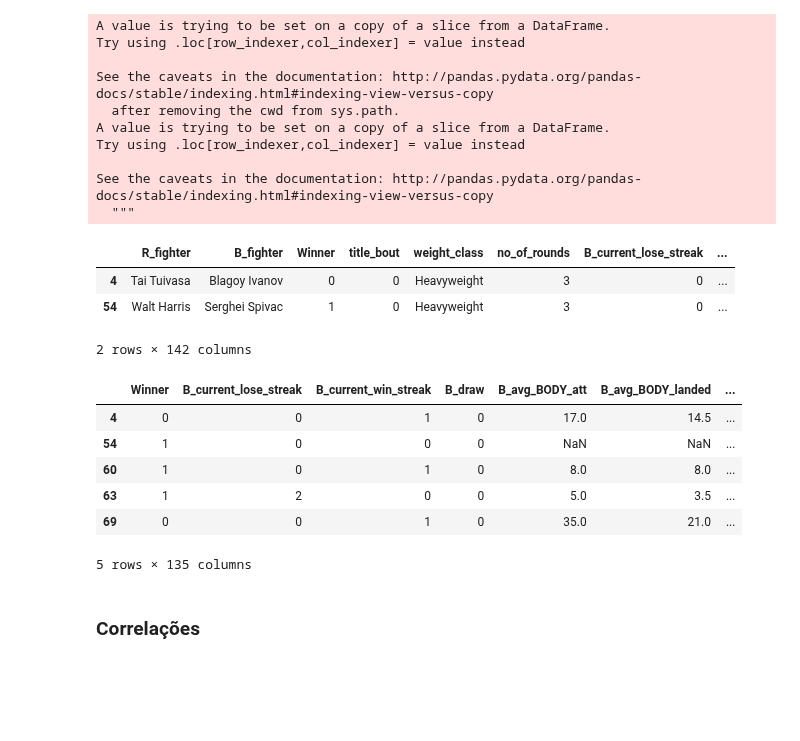
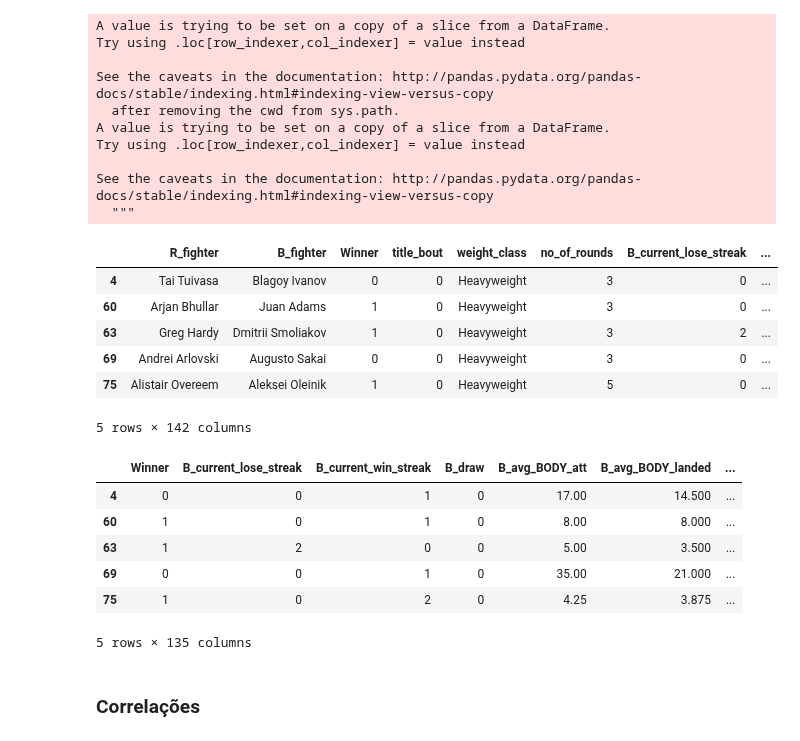
Before and after one commit to VergaraC/Dados_P3, a Jupyter notebook: Projeto3_Sujo/Sujo_Edgard/Projeto3_Sujo_Edgard.ipynb, the cells around one changed output. Drawn from its saved outputs; the diff is of its cells as text; code cells hidden in the pictures; blank space fills up the shorter version.

```diff
--- a/Projeto3_Sujo/Sujo_Edgard/Projeto3_Sujo_Edgard.ipynb
+++ b/Projeto3_Sujo/Sujo_Edgard/Projeto3_Sujo_Edgard.ipynb
@@ -51,13 +63,17 @@ See the caveats in the documentation: http://pandas.pydata.org/pandas-docs/stabl
   """
 # %%
 data_heavy_util = data_heavy.drop(['Referee','date','location'], axis=1)
+data_heavy_util.dropna(inplace=True)
 # %%
-data_heavy_util.head(2)
+data_heavy_util.head()
 # %% [output]
 |  | R_fighter | B_fighter | Winner | title_bout | weight_class | no_of_rounds | B_current_lose_streak | ... |
 | 4 | Tai Tuivasa | Blagoy Ivanov | 0 | 0 | Heavyweight | 3 | 0 | ... |
-| 54 | Walt Harris | Serghei Spivac | 1 | 0 | Heavyweight | 3 | 0 | ... |
+| 60 | Arjan Bhullar | Juan Adams | 1 | 0 | Heavyweight | 3 | 0 | ... |
+| 63 | Greg Hardy | Dmitrii Smoliakov | 1 | 0 | Heavyweight | 3 | 2 | ... |
+| 69 | Andrei Arlovski | Augusto Sakai | 0 | 0 | Heavyweight | 3 | 0 | ... |
+| 75 | Alistair Overeem | Aleksei Oleinik | 1 | 0 | Heavyweight | 5 | 0 | ... |
-2 rows × 142 columns
+5 rows × 142 columns
 # %%
 colunas = list(data_heavy_util)
 # %%
@@ -73,9 +89,9 @@ dataf = data_heavy_util.loc[:,colunas]
 dataf.head()
 # %% [output]
 |  | Winner | B_current_lose_streak | B_current_win_streak | B_draw | B_avg_BODY_att | B_avg_BODY_landed | ... |
-| 4 | 0 | 0 | 1 | 0 | 17.0 | 14.5 | ... |
-| 54 | 1 | 0 | 0 | 0 | NaN | NaN | ... |
-| 60 | 1 | 0 | 1 | 0 | 8.0 | 8.0 | ... |
-| 63 | 1 | 2 | 0 | 0 | 5.0 | 3.5 | ... |
-| 69 | 0 | 0 | 1 | 0 | 35.0 | 21.0 | ... |
+| 4 | 0 | 0 | 1 | 0 | 17.00 | 14.500 | ... |
+| 60 | 1 | 0 | 1 | 0 | 8.00 | 8.000 | ... |
+| 63 | 1 | 2 | 0 | 0 | 5.00 | 3.500 | ... |
+| 69 | 0 | 0 | 1 | 0 | 35.00 | 21.000 | ... |
+| 75 | 1 | 0 | 2 | 0 | 4.25 | 3.875 | ... |
 5 rows × 135 columns
```
Also changed, not shown: parts of 18 cells of this notebook.
